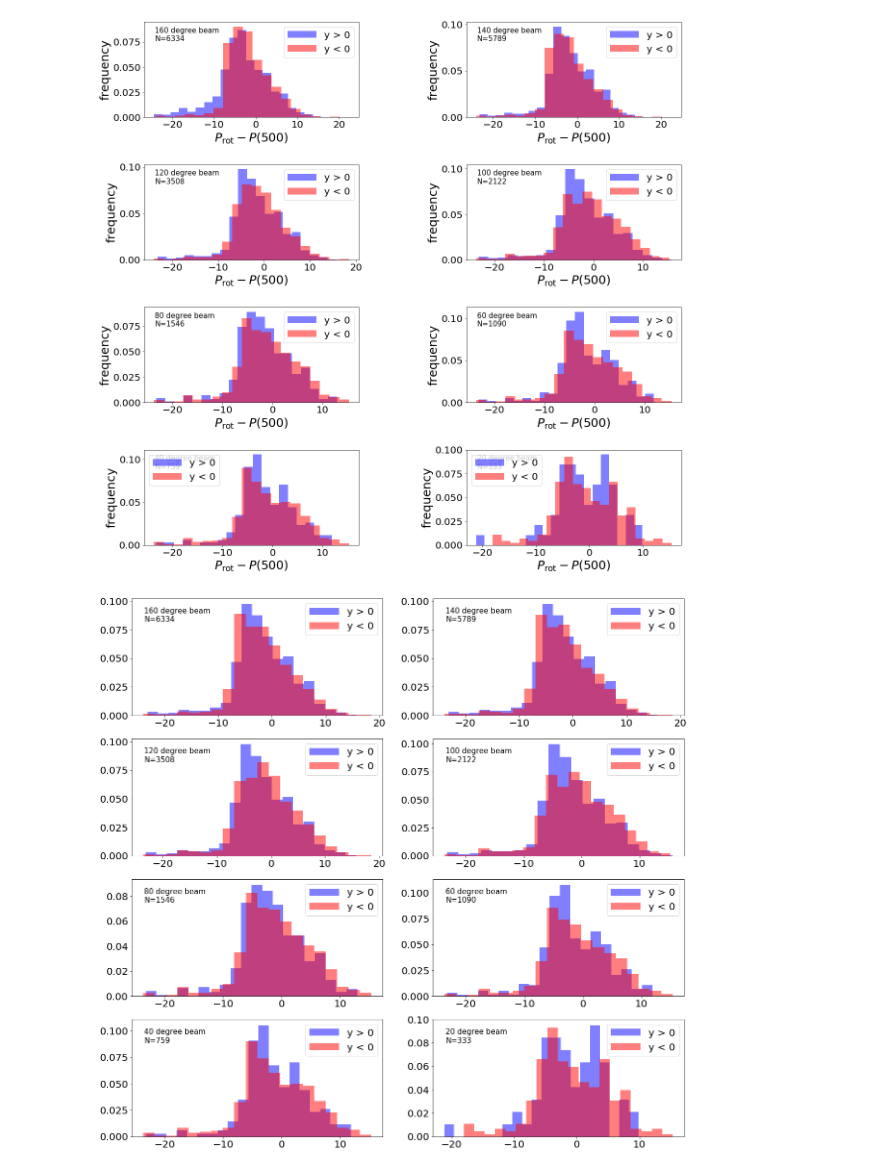
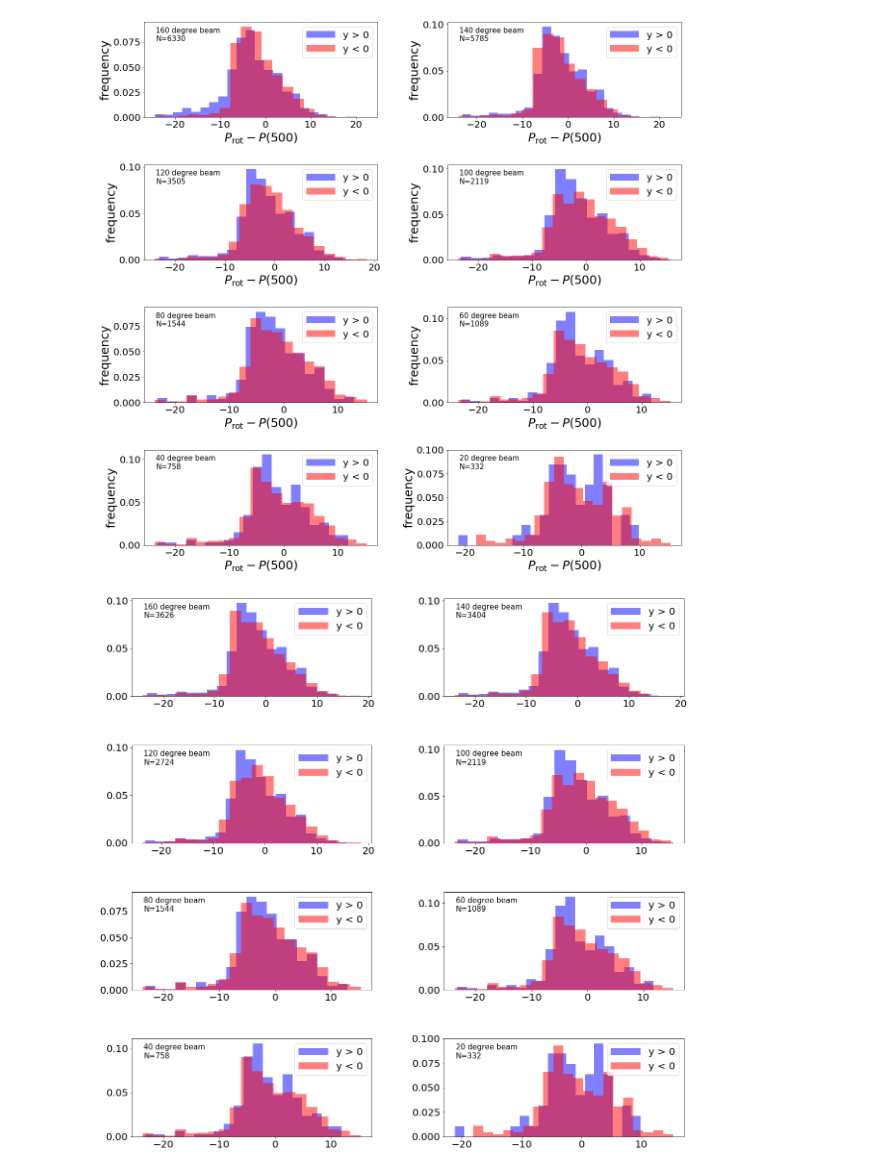
Before and after one commit to tagordon/k2rot, a Jupyter notebook: round/figures/direction.ipynb, the cells around one changed output. Saved outputs shown, nothing was run; the diff lists cells and outputs as text; code cells hidden in the pictures.

Commit message:
more figures

```diff
--- a/round/figures/direction.ipynb
+++ b/round/figures/direction.ipynb
@@ -16,7 +16,7 @@ pl.rc('legend', fontsize=20)
 
 %matplotlib inline
 # %%
-df = pd.read_hdf('data/good.h5')
+df = pd.read_hdf('../data/good.h5')
 # %%
 xcoord = df['galcen_x'] + 8300
 ycoord = df['galcen_y']
@@ -27,35 +27,36 @@ theta = np.array([10, 20, 30, 40, 50, 60, 70, 80])
 gyrochrone = gyr.MM09e3(df['B_V'], 600)
 finite_age_mask = np.isfinite(gyrochrone)
 fig, axs = pl.subplots(4, 2, figsize=(20, 20))
-pl.subplots_adjust(wspace=0.5, hspace=0.5)
+pl.subplots_adjust(wspace=0.3, hspace=0.5)
 axs = np.concatenate(axs)
 for i in range(len(theta)):
     forward = (np.abs(angle) > theta[i]) & (ycoord > 0)
     backward = (np.abs(angle) > theta[i]) & (ycoord < 0)
     perdiff = np.exp(df['logperiod_mean'][finite_age_mask]) - gyrochrone[finite_age_mask]
-    axs[i].annotate("{0} degree beam\nN={1}".format(180-2*theta[i], np.sum(forward)+np.sum(backward)),
+    axs[i].annotate("{0} degree beam\nN={1}".format(180-2*theta[i], len(perdiff[forward])+len(perdiff[backward])),
                     xy=(0.05, 0.8), xycoords='axes fraction', fontsize=15)
     axs[i].hist(perdiff[forward], color='b', density=True, bins=20, alpha=0.5, label="y > 0")
     axs[i].hist(perdiff[backward], color='r', density=True, bins=20, alpha=0.5, label="y < 0")
-    axs[i].legend()
+    axs[i].legend(loc="upper right")
     axs[i].set_xlabel(r'$P_\mathrm{rot} - P(500)$')
     axs[i].set_ylabel('frequency')
 # %% [output]
-[figure, old version]
+[figure, new version]
 # %%
 gyrochrone = gyr.MM09e3(df['B_V'], 600)
 finite_age_mask = np.isfinite(gyrochrone)
 noclusters = (df['k2_campaign_str'] != b'16') & (df['k2_campaign_str'] != b'5') & (df['k2_campaign_str'] != b'4')
 fig, axs = pl.subplots(4, 2, figsize=(20, 20))
+pl.subplots_adjust(wspace=0.3, hspace=0.5)
 axs = np.concatenate(axs)
 for i in range(len(theta)):
     forward = (np.abs(angle) > theta[i]) & (ycoord > 0)
     backward = (np.abs(angle) > theta[i]) & (ycoord < 0)
     perdiff = np.exp(df['logperiod_mean'][finite_age_mask][noclusters]) - gyrochrone[finite_age_mask][noclusters]
-    axs[i].annotate("{0} degree beam\nN={1}".format(180-2*theta[i], np.sum(forward)+np.sum(backward)),
+    axs[i].annotate("{0} degree beam\nN={1}".format(180-2*theta[i], len(perdiff[forward])+len(perdiff[backward])),
                     xy=(0.05, 0.8), xycoords='axes fraction', fontsize=15)
     axs[i].hist(perdiff[forward], color='b', density=True, bins=20, alpha=0.5, label="y > 0")
     axs[i].hist(perdiff[backward], color='r', density=True, bins=20, alpha=0.5, label="y < 0")
-    axs[i].legend()
+    axs[i].legend(loc="upper right")
 # %% [output]
-[figure, old version]
+[figure, new version]
```
Also changed, not shown: parts of 1 cell of this notebook.
